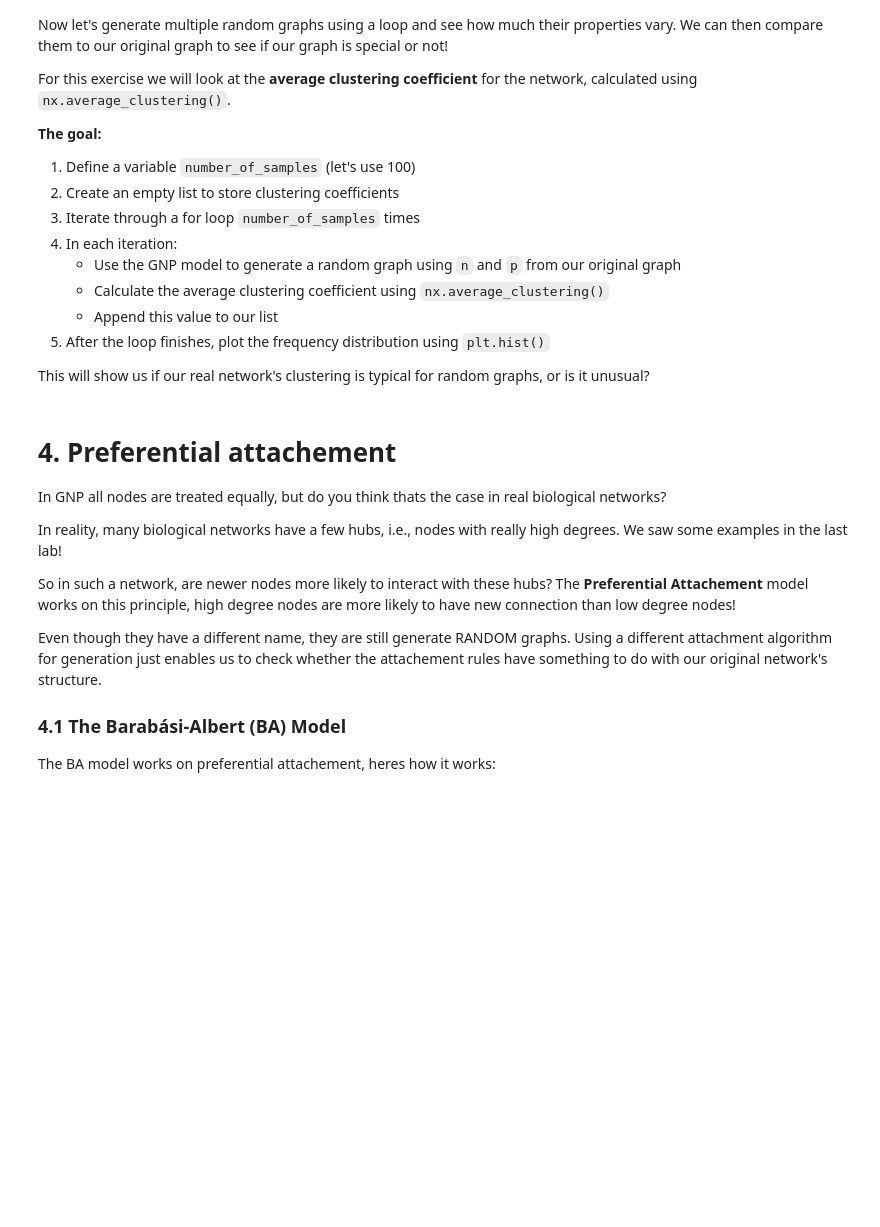
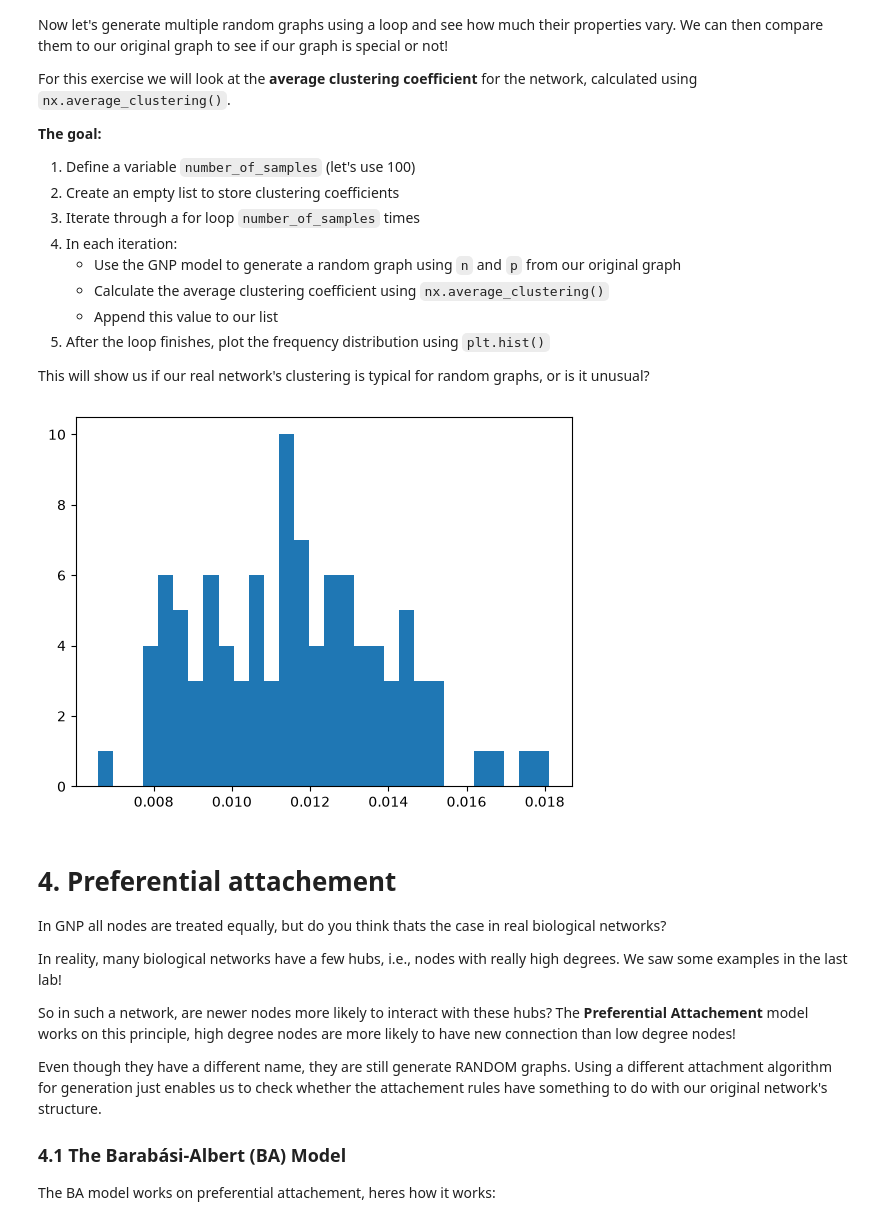
Before and after one commit to hyunderscore/BIOL4200homework-, a Jupyter notebook: lab6/lab6.ipynb, the cells around one changed output. Cells and saved outputs as stored; diff of their text form; code cells hidden in the pictures; blank space fills up the shorter version.

```diff
--- a/lab6/lab6.ipynb
+++ b/lab6/lab6.ipynb
@@ -111,6 +139,17 @@ For this exercise we will look at the **average clustering coefficient** for the
 5. After the loop finishes, plot the frequency distribution using `plt.hist()`
 
 This will show us if our real network's clustering is typical for random graphs, or is it unusual?
+# %%
+num_samples = 100 #set variable for number of samples
+clustering_coe = [] #create empty list
+for i in range(num_samples): #loop through number of samples
+    GNP = nx.fast_gnp_random_graph(G.number_of_nodes(), nx.density(G)) #create a random graph using number of nodes in g and density of g
+    clustering_coe.append(nx.average_clustering(GNP)) #append clustering coefficent of random graph to list
+
+plt.hist(clustering_coe, bins = 30) #create histogram of clustering coefficients
+plt.show() #show plot
+# %% [output]
+[figure, added]
 # %% [markdown]
 # 4. Preferential attachement
 
```
Also changed, not shown: parts of 10 cells of this notebook, 1 other file.
